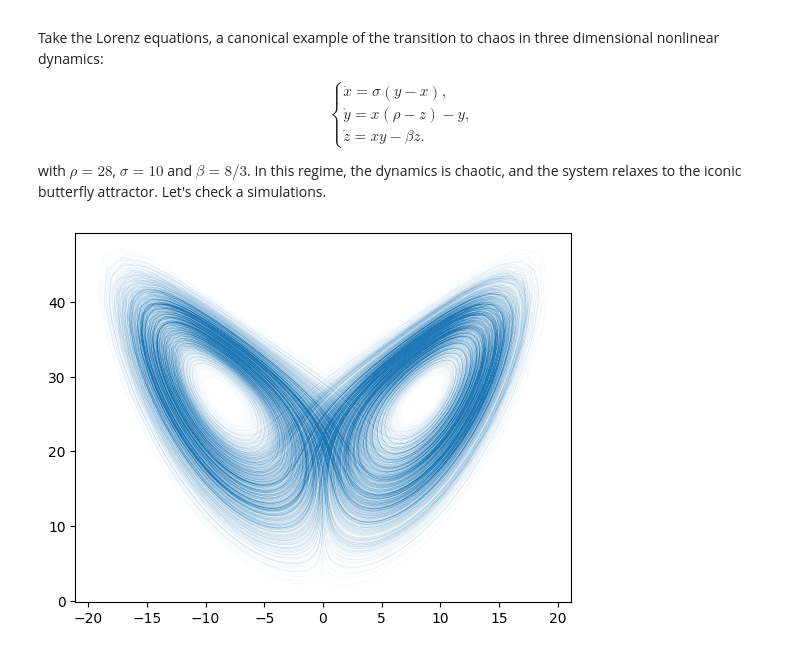
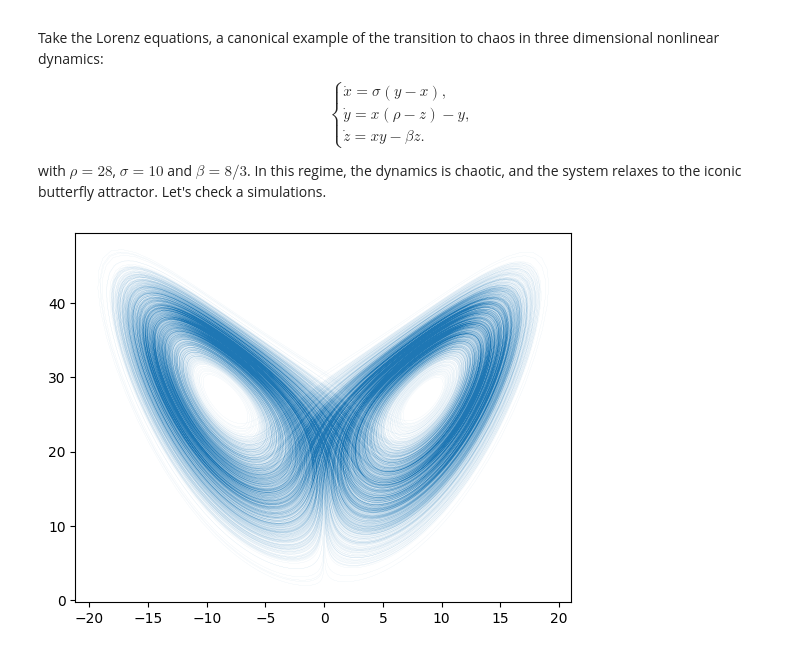
Before and after one commit to AntonioCCosta/DPG_PhysicsBehavior_2026, a Jupyter notebook: notebooks/notebook_3.ipynb, the cells around one changed output. Saved outputs shown, nothing was run; the diff lists cells and outputs as text; code cells hidden in the pictures.

```diff
--- a/notebooks/notebook_3.ipynb
+++ b/notebooks/notebook_3.ipynb
@@ -62,30 +62,29 @@ with $\rho=28$, $\sigma=10$ and $\beta = 8/3$. In this regime, the dynamics is c
 # %%
 from scipy.integrate import odeint
 
 def Lorenz(state,t,sigma,rho,beta):
     # unpack the state vector
     x,y,z = state
     # compute state derivatives
     xd = sigma * (y-x)
     yd = (rho-z)*x - y
     zd = x*y - beta*z
     # return the state derivatives
     return [xd, yd, zd]
 
 dt = 0.02
 frameRate=1/dt
-T = 2000
+T = 5000
 discard_T = 500
 T_total = T+discard_T
 state0 = np.array([-8, -8, 27])
 t = np.linspace(0, T_total, int(T_total*frameRate))
 sigma,rho,beta=10,28,8/3
 tseries=np.array(odeint(Lorenz,state0,t,args=(sigma,rho,beta)),dtype=np.float64)[int(discard_T/dt):]
-
 plt.plot(tseries[:,0],tseries[:,2],lw=.02)
 plt.show()
 # %% [output]
-[figure, old version]
+[figure, new version]
 # %% [markdown]
 Unlike the overdamped Langevin dynamics in a double well, where the long-term dynamics are dictated by the gradient of a potential landscape, here is it less obvious to determine what the slow modes of the dynamics are. In addition, while for the 1d example above we could directly obtain a finite difference approximation of the Fokker-Planck operator, here we need to derive directly from the time series observations.
 
```
Also changed, not shown: parts of 12 cells of this notebook.
